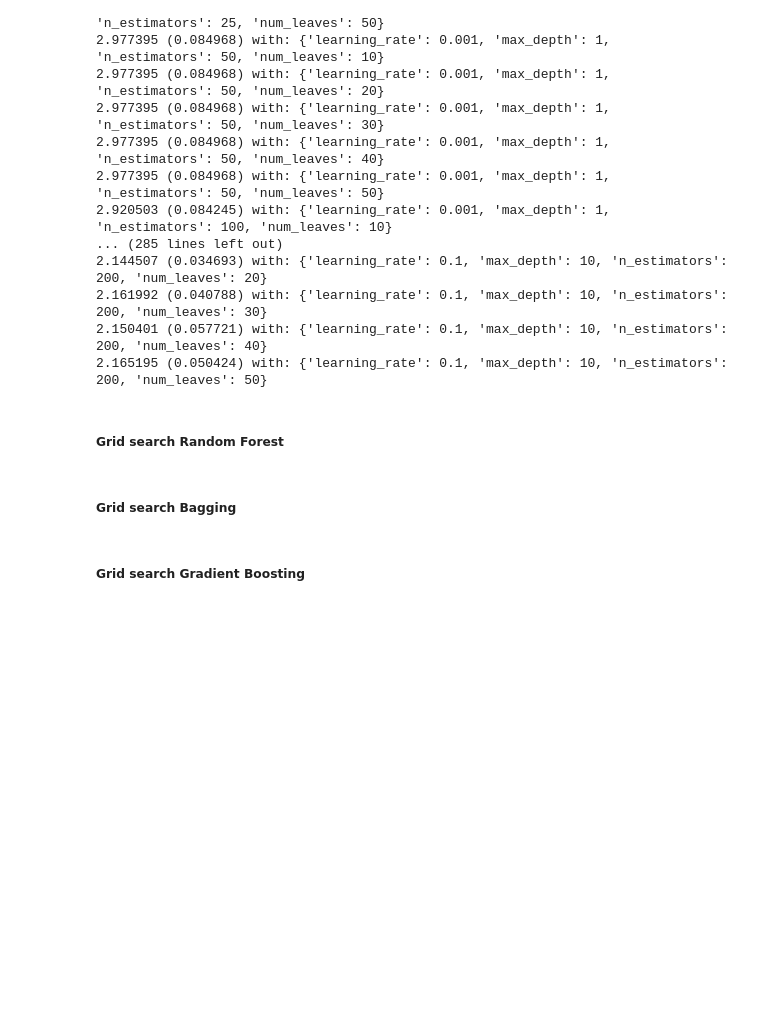
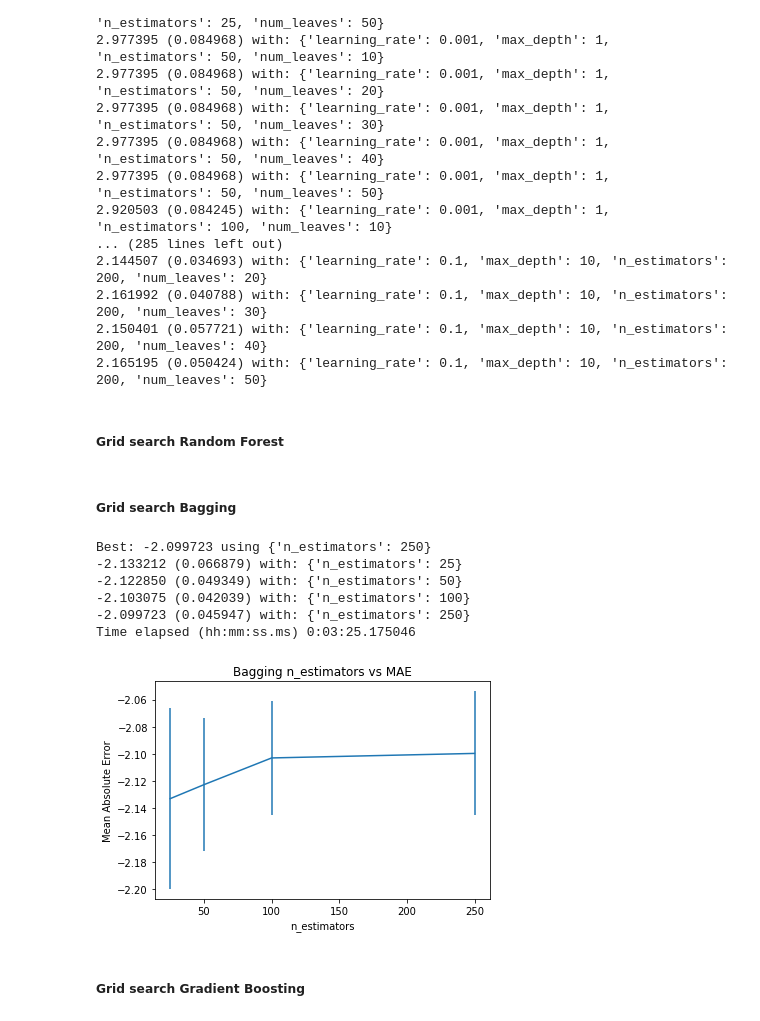
Before and after one commit to manuelfreude/kaggleearthquake, a Jupyter notebook: earthquake.ipynb, the cells around one changed output. Drawn from its saved outputs; the diff is of its cells as text; code cells hidden in the pictures; blank space fills up the shorter version.

Commit message:
Grid-search-based fine-tuning

```diff
--- a/earthquake.ipynb
+++ b/earthquake.ipynb
@@ -580,10 +575,12 @@ The following algorithms will be applied for the model selection:
 
 from sklearn.cross_validation import train_test_split
 
-train_variables, valid_variables, train_targets, valid_targets = train_test_split(train_X, train_y, train_size=.6, random_state=25)
+# Train size: 0.6 3rd best, 0.7 1st best, 0.8 2nd best, 0.9 much off
+
+train_variables, valid_variables, train_targets, valid_targets = train_test_split(train_X, train_y, train_size=.7, random_state=25)
 
 print('Observations: %d' % (len(train_X)))
-print('Training Observations: %d' % (len(X_train)))
-print('Validation Observations: %d' % (len(X_val)))
+print('Training Observations: %d' % (len(train_variables)))
+print('Validation Observations: %d' % (len(valid_variables)))
 # %% [output]
 Observations: 4194
@@ -783,7 +780,7 @@ Mean absolute error: 2.83
 
 from sklearn.ensemble import RandomForestRegressor
 
-RndmForest = RandomForestRegressor(criterion='mae', random_state=25)
+RndmForest = RandomForestRegressor(random_state=25)
 
 RndmForest.fit(train_variables, train_targets)
 
@@ -948,7 +947,7 @@ train_data = lgb.Dataset(train_variables, label=train_targets)
 
 lgb_simple = lgb.LGBMRegressor(boosting_type='gbdt')
 
-mae_scorer = -make_scorer(mean_absolute_error)
+mae_scorer = make_scorer(mean_absolute_error, greater_is_better=False)
 
 num_leaves = [10, 20, 30, 40, 50]
 
@@ -996,7 +995,7 @@ Best: 3.007486 using {'learning_rate': 0.001, 'max_depth': 1, 'n_estimators': 25
 ##### Grid search Random Forest
 # %%
 # Using grid search for https://scikit-learn.org/stable/modules/generated/sklearn.ensemble.RandomForestRegressor.html
-# Params useful for grid search in random forest: n_estimators
+# Params useful for grid search in random forest: n_estimators, criterion
 
 from sklearn.model_selection import GridSearchCV
 from sklearn.metrics import mean_absolute_error
@@ -1004,13 +1003,15 @@ from sklearn.metrics import make_scorer
 
 start_time = datetime.now()
 
-RndmForest_simple = RandomForestRegressor(criterion='mae')
+RndmForest_simple = RandomForestRegressor()
 
-mae_scorer = -make_scorer(mean_absolute_error)
+mae_scorer = make_scorer(mean_absolute_error, greater_is_better=False)
 
 n_estimators = [25, 50, 100, 250, 500]
 
-param_grid = dict(n_estimators=n_estimators)
+criterion = ['mse', 'mae']
+
+param_grid = dict(n_estimators=n_estimators, criterion=criterion)
 
 grid_search = GridSearchCV(RndmForest_simple, param_grid, scoring=mae_scorer, n_jobs=-1, cv=5, return_train_score=True)
 grid_result = grid_search.fit(train_variables, train_targets)
@@ -1024,8 +1025,11 @@ for mean, stdev, param in zip(means, stds, params):
     print("%f (%f) with: %r" % (mean, stdev, param))
 
 # Plot
-plt.errorbar(n_estimators, means, yerr=stds)
-plt.title("RndmForest n_estimators vs MAE")
+results = np.array(means).reshape(len(criterion), len(n_estimators))
+for i, value in enumerate(criterion):
+    plt.plot(n_estimates, results[i], label='Criterion: ' + str(value))
+plt.legend()
+plt.title("RndmForest n_estimators / criterion / MAE")
 plt.xlabel('n_estimators')
 plt.ylabel("Mean Absolute Error")
 plt.savefig('Earthquake_rforest_grid.png')
@@ -1038,36 +1042,50 @@ print('Time elapsed (hh:mm:ss.ms) {}'.format(time_elapsed))
 # %%
 # Using grid search for https://scikit-learn.org/stable/modules/generated/sklearn.ensemble.BaggingRegressor.html
 # Params useful for grid search in bagging: n_estimators
 
 from sklearn.model_selection import GridSearchCV
 from sklearn.metrics import mean_absolute_error
 from sklearn.metrics import make_scorer
 
-Bagging_simple = BaggingClassifier()
+start_time = datetime.now()
 
-mae_scorer = -make_scorer(mean_absolute_error)
+Bagging_simple = BaggingRegressor()
 
-n_estimators = [25, 50, 100, 250, 500]
+mae_scorer = make_scorer(mean_absolute_error, greater_is_better=False)
+
+n_estimators = [25, 50, 100, 250]
 
 param_grid = dict(n_estimators=n_estimators)
 
 grid_search = GridSearchCV(Bagging_simple, param_grid, scoring=mae_scorer, n_jobs=-1, cv=5, return_train_score=True)
 grid_result = grid_search.fit(train_variables, train_targets)
 
 # Summarize results
 print("Best: %f using %s" % (grid_result.best_score_, grid_result.best_params_))
 means = grid_result.cv_results_['mean_test_score']
 stds = grid_result.cv_results_['std_test_score']
 params = grid_result.cv_results_['params']
 for mean, stdev, param in zip(means, stds, params):
     print("%f (%f) with: %r" % (mean, stdev, param))
 
 # Plot
 plt.errorbar(n_estimators, means, yerr=stds)
 plt.title("Bagging n_estimators vs MAE")
 plt.xlabel('n_estimators')
 plt.ylabel("Mean Absolute Error")
 plt.savefig('Earthquake_bagging_grid.png')
+
+time_elapsed = datetime.now() - start_time
+
+print('Time elapsed (hh:mm:ss.ms) {}'.format(time_elapsed))
+# %% [output]
+Best: -2.099723 using {'n_estimators': 250}
+-2.133212 (0.066879) with: {'n_estimators': 25}
+-2.122850 (0.049349) with: {'n_estimators': 50}
+-2.103075 (0.042039) with: {'n_estimators': 100}
+-2.099723 (0.045947) with: {'n_estimators': 250}
+Time elapsed (hh:mm:ss.ms) 0:03:25.175046
+[figure, added]
 # %% [markdown]
 ##### Grid search Gradient Boosting
 # %%
```
Also changed, not shown: parts of 31 cells of this notebook.
